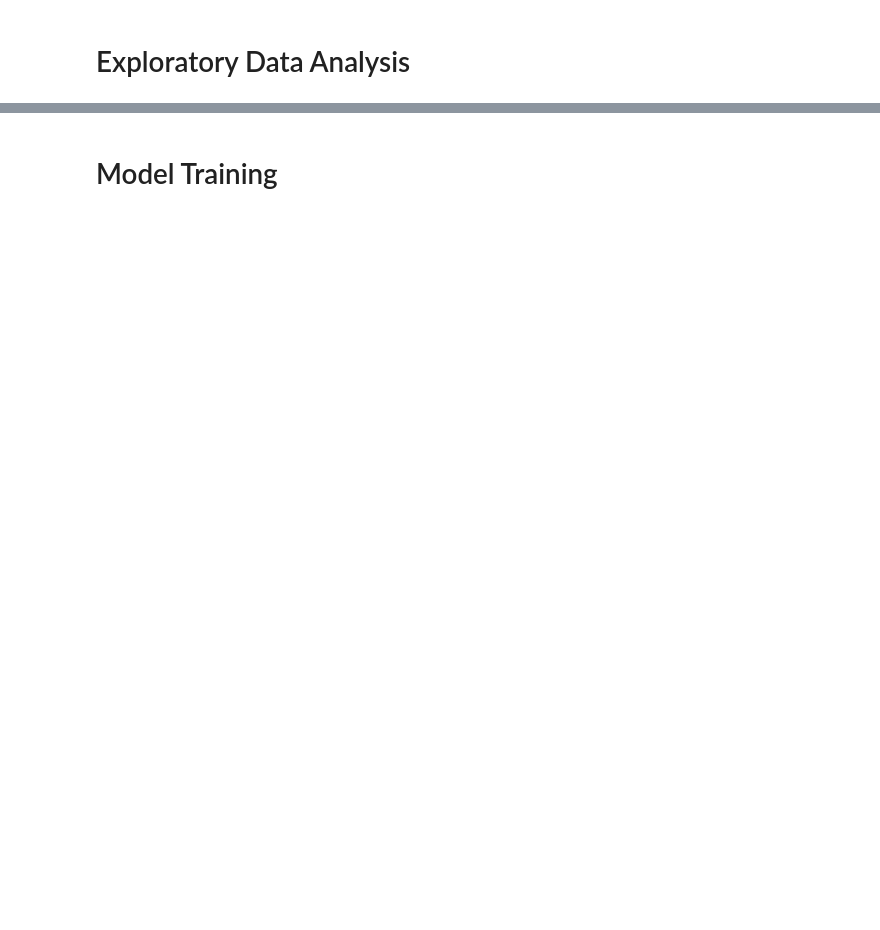
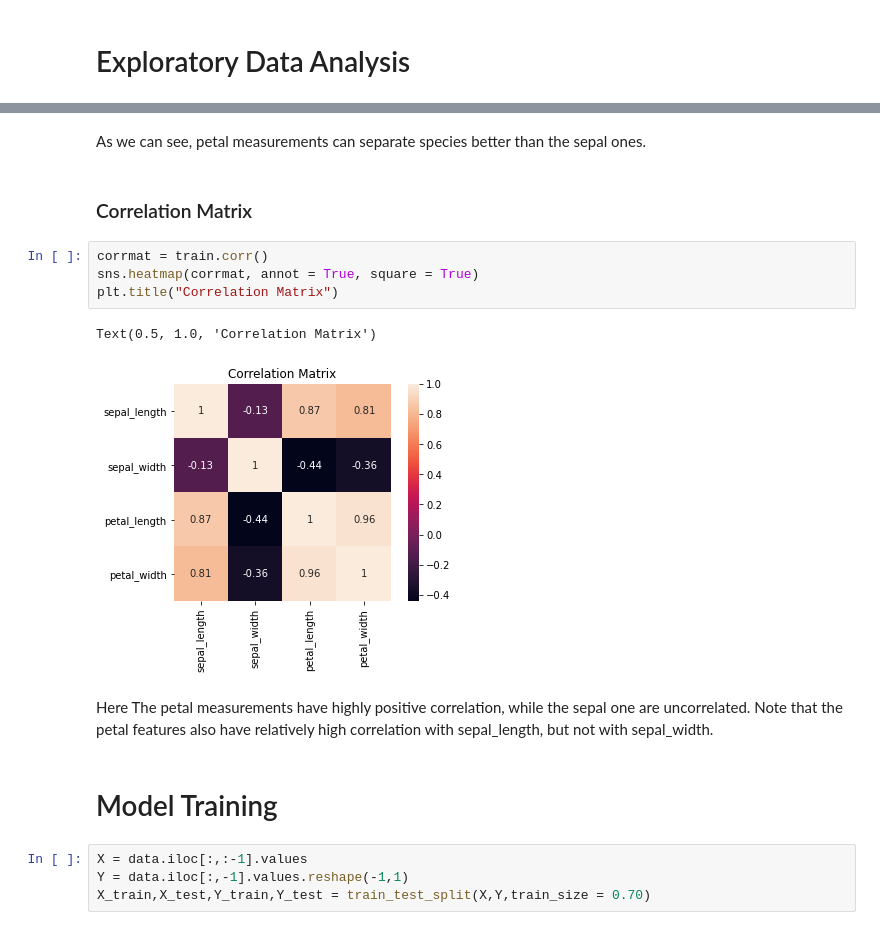
Before and after one commit to GDSC-MITADT-Hacktoberfest2021/Hacktoberfest2021, a Jupyter notebook: MLProjects/IrisClassifier/IrisClassifier.ipynb, the cells around one changed output, grey strips where cells are left out. Saved outputs shown, nothing was run; the diff lists cells and outputs as text; blank space fills up the shorter version.

```diff
--- a/MLProjects/IrisClassifier/IrisClassifier.ipynb
+++ b/MLProjects/IrisClassifier/IrisClassifier.ipynb
@@ -66,2 +147,19 @@ data.describe()
+# %% [markdown]
+As we can see, petal measurements can separate species better than the sepal ones.
+# %% [markdown]
+### Correlation Matrix
+# %%
+corrmat = train.corr()
+sns.heatmap(corrmat, annot = True, square = True)
+plt.title("Correlation Matrix")
+# %% [output]
+Text(0.5, 1.0, 'Correlation Matrix')
+[figure, added]
+# %% [markdown]
+Here The petal measurements have highly positive correlation, while the sepal one are uncorrelated. Note that the petal features also have relatively high correlation with sepal_length, but not with sepal_width.
 # %% [markdown]
 # Model Training
+# %%
+X = data.iloc[:,:-1].values
+Y = data.iloc[:,-1].values.reshape(-1,1)
+X_train,X_test,Y_train,Y_test = train_test_split(X,Y,train_size = 0.70)
```
Also changed, not shown: parts of 12 cells of this notebook, 1 other file.
